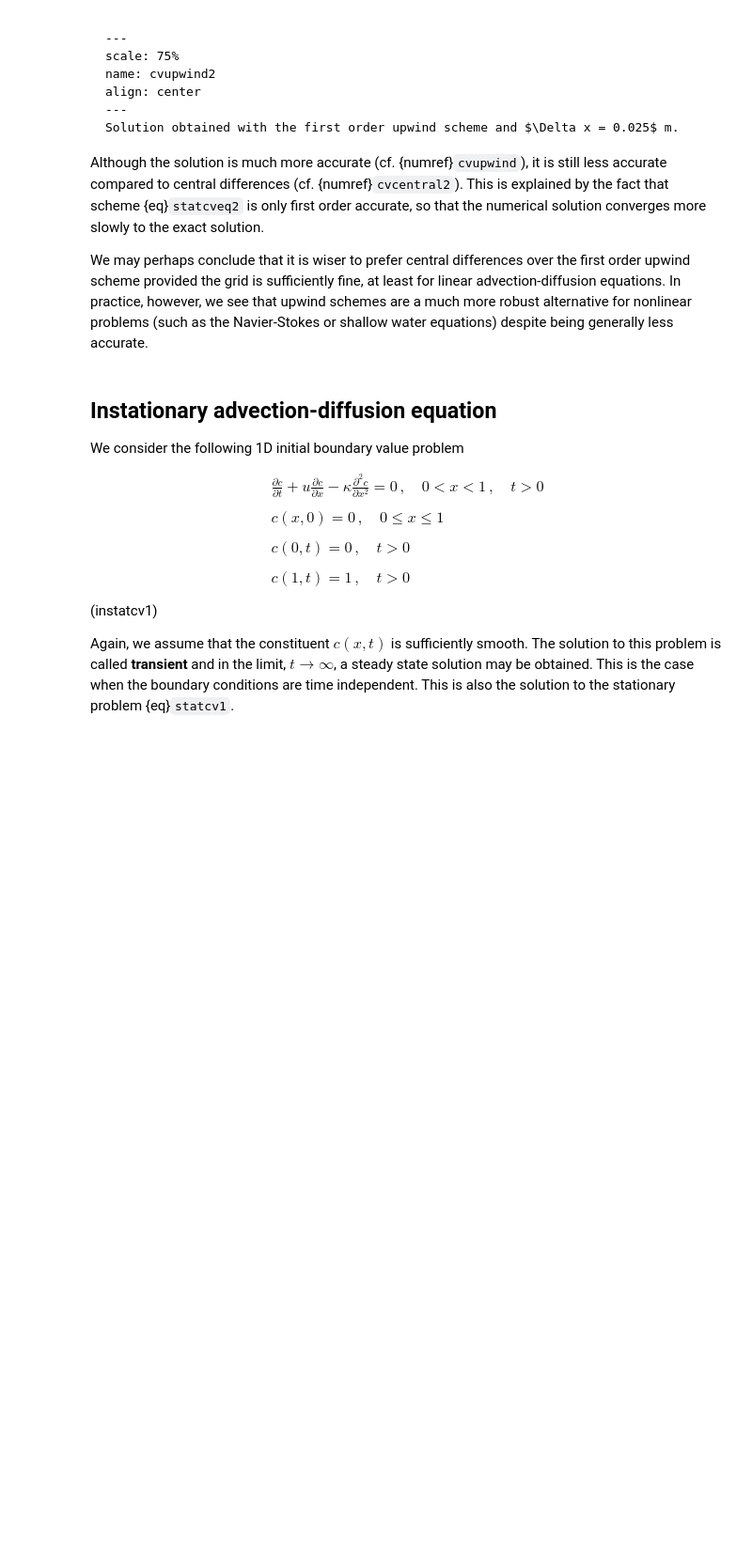
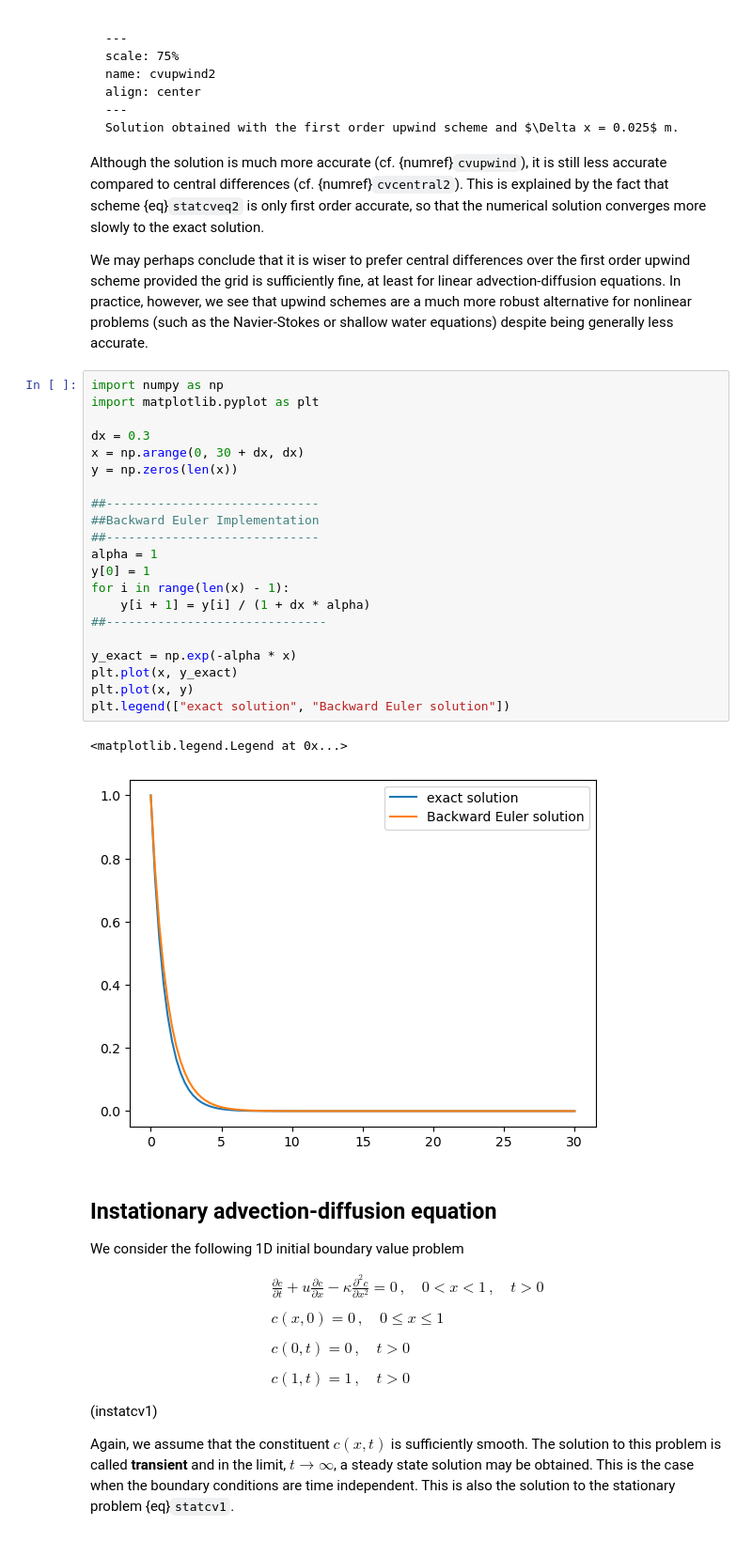
Before and after one commit to TUDelft-MUDE/book, a Jupyter notebook: book/numerical_methods_for_PDEs/advection_diffusion_eq.ipynb, the cells around one changed output. Shown: that part at 94% size. Cells and saved outputs as stored; diff of their text form; blank space fills up the shorter version.

```diff
--- a/book/numerical_methods_for_PDEs/advection_diffusion_eq.ipynb
+++ b/book/numerical_methods_for_PDEs/advection_diffusion_eq.ipynb
@@ -367,6 +367,30 @@ This is explained by the fact that scheme {eq}`statcveq2` is only first order ac
 We may perhaps conclude that it is wiser to prefer central differences over the first order upwind scheme provided the grid is sufficiently fine, at least for linear
 advection-diffusion equations. In practice, however, we see that upwind schemes are a much more robust alternative for nonlinear problems (such as the
 Navier-Stokes or shallow water equations) despite being generally less accurate.
+# %%
+import numpy as np
+import matplotlib.pyplot as plt
+
+dx = 0.3
+x = np.arange(0, 30 + dx, dx)
+y = np.zeros(len(x))
+
+##-----------------------------
+##Backward Euler Implementation
+##-----------------------------
+alpha = 1
+y[0] = 1
+for i in range(len(x) - 1):
+    y[i + 1] = y[i] / (1 + dx * alpha)
+##------------------------------
+
+y_exact = np.exp(-alpha * x)
+plt.plot(x, y_exact)
+plt.plot(x, y)
+plt.legend(["exact solution", "Backward Euler solution"])
+# %% [output]
+<matplotlib.legend.Legend at 0x...>
+[figure, added]
 # %% [markdown]
 ## Instationary advection-diffusion equation
 
```
